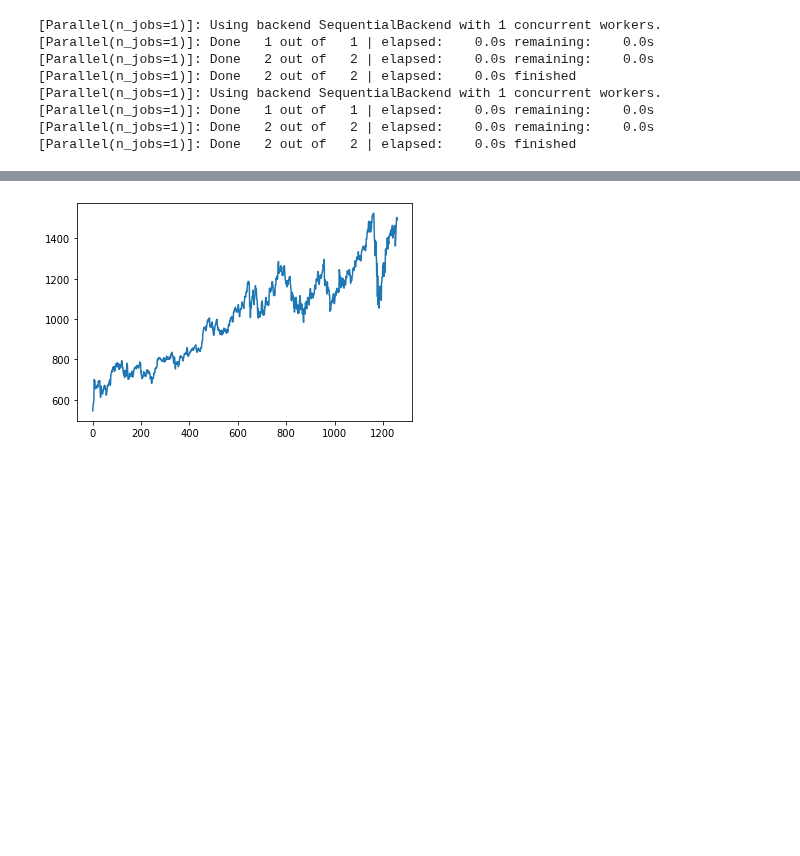
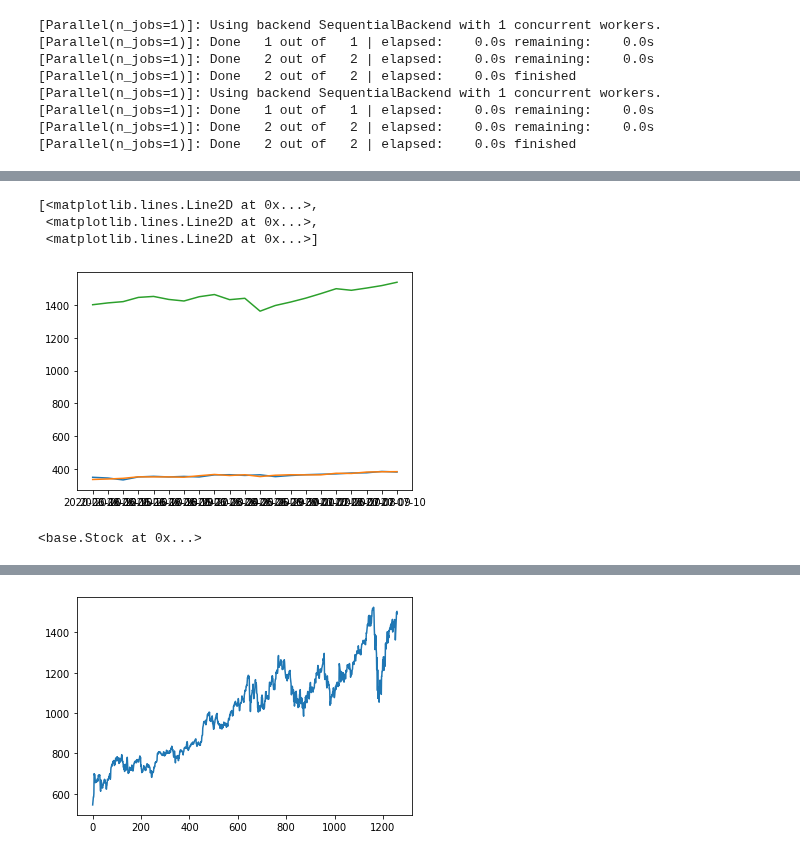
Before and after one commit to allen-chiang/Time-Series-Transformer, a Jupyter notebook: time_series_transform/stock_transform/Test.ipynb, the cells around one changed output, grey strips where cells are left out. Drawn from its saved outputs; the diff is of its cells as text; code cells hidden in the pictures; blank space fills up the shorter version.

```diff
--- a/time_series_transform/stock_transform/Test.ipynb
+++ b/time_series_transform/stock_transform/Test.ipynb
@@ -295,0 +303,12 @@ port.plot(stockIndicators,True)
+# %%
+plt.plot(stock.df['Date'], stock.df['Open'],stock.df['Date'], stock.df['Close'], stock.df['Date'], stock2.df['Close'])
+# stock.df['Open'].plot()
+# %% [output]
+[<matplotlib.lines.Line2D at 0x...>,
+ <matplotlib.lines.Line2D at 0x...>,
+ <matplotlib.lines.Line2D at 0x...>]
+[figure, added]
+# %%
+port.stockDict['aapl']
+# %% [output]
+<base.Stock at 0x...>
```
Also changed, not shown: parts of 29 cells of this notebook, 4 other files.
